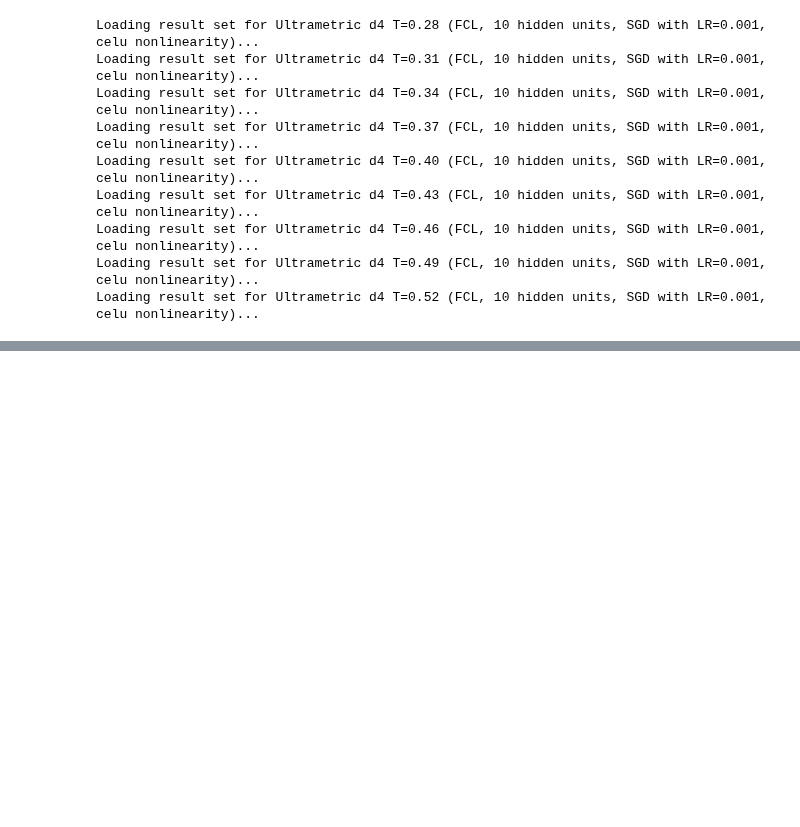
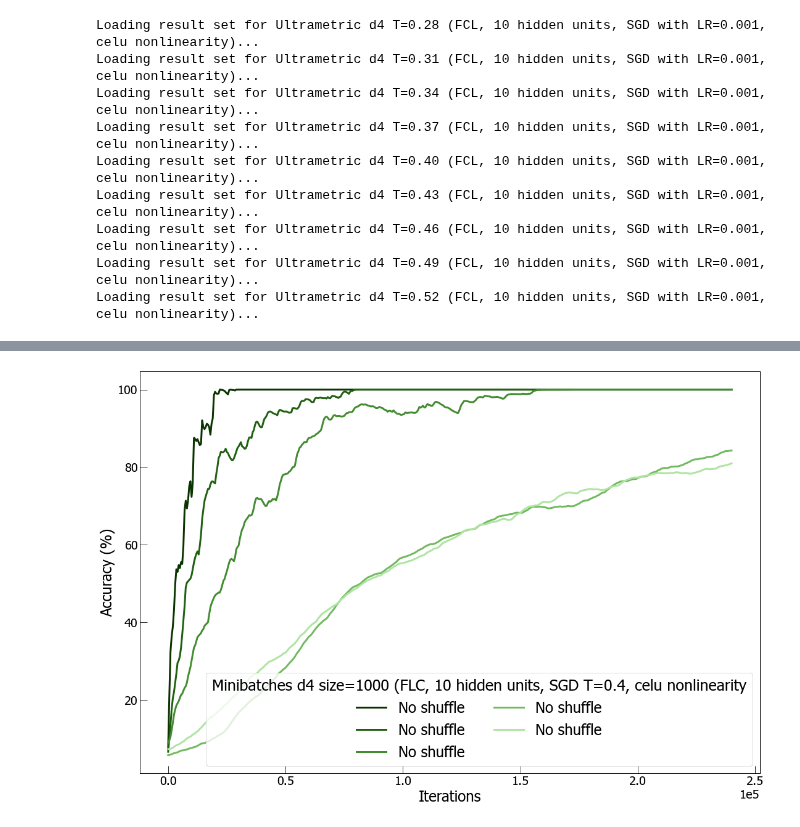
Before and after one commit to Brossollet-Antonin/Ultrametric-benchmark, a Jupyter notebook: notebooks/data_analysis_hyperparameter_sweeps.ipynb, the cells around one changed output, grey strips where cells are left out. Drawn from its saved outputs; the diff is of its cells as text; code cells hidden in the pictures; blank space fills up the shorter version.

```diff
--- a/notebooks/data_analysis_hyperparameter_sweeps.ipynb
+++ b/notebooks/data_analysis_hyperparameter_sweeps.ipynb
@@ -118,0 +132,18 @@ KeyError: 0.0005
+# %%
+BS_sweep = {}
+BS_grid = [10, 50, 100, 500, 1000]
+
+for BS_id, BS in enumerate(BS_grid):
+    BS_sweep[BS] = ld.ResultSet(
+        rs_name=f"MB_sweep_{BS}",
+        rs_descr=f"Minibatches d4 size={BS} (FLC, 10 hidden units, SGD T=0.4, celu nonlinearity",
+        sim_map_dict = sim_directory,
+        dataset_name = 'artificial_16',
+        nn_config = "FCL10_celu_minibatch_sweep",
+        seq_type = f'BS_{BS}',
+        simset_id = 0.4,
+        seq_length = 240000,
+        hue = 0.3
+    )
+    BS_sweep[BS].load_analytics()
+    BS_sweep[BS].hsv_orig = [0.3, 1-0.7*(BS_id/(len(BS_grid)-1)), 0.2+0.7*(BS_id/(len(BS_grid)-1))]
@@ -118,0 +156,4 @@ KeyError: 0.0005
+# %%
+make_perfplot_paramsweep(BS_sweep, "minibatch size")
+# %% [output]
+[figure, added]
```
Also changed, not shown: parts of 7 cells of this notebook.
